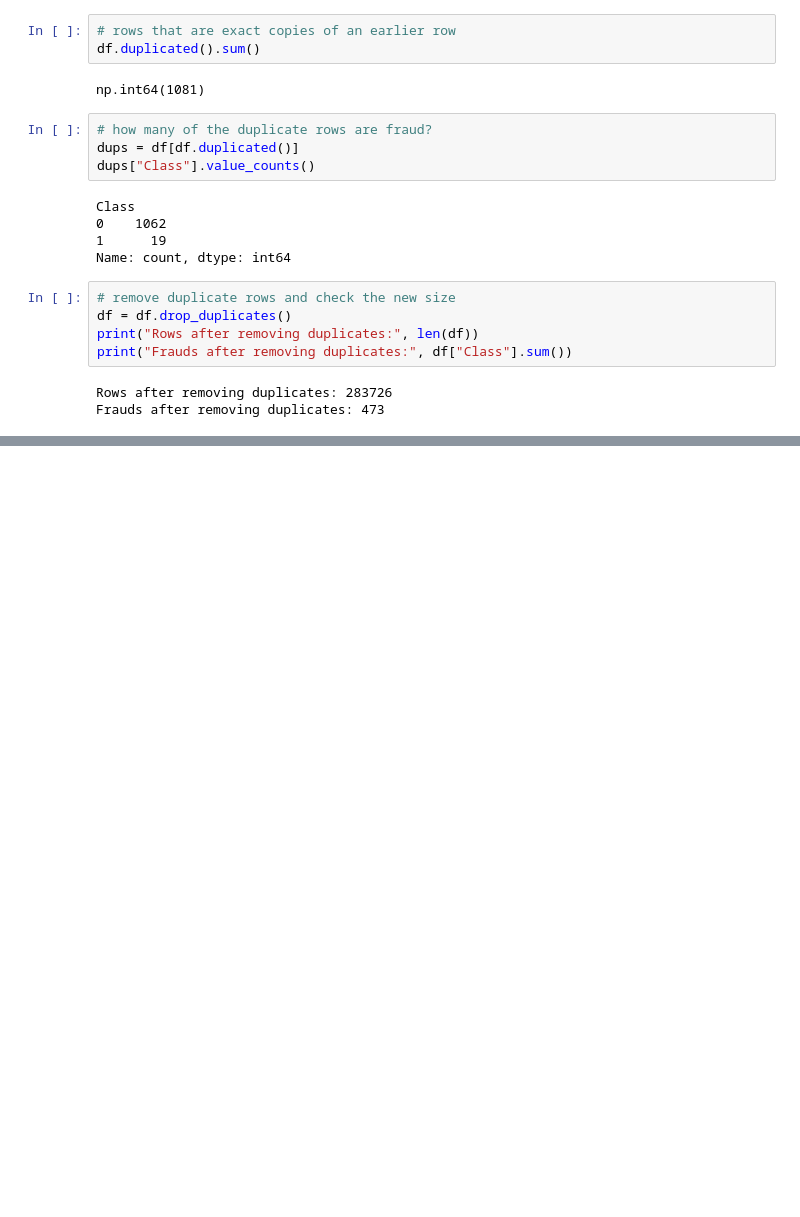
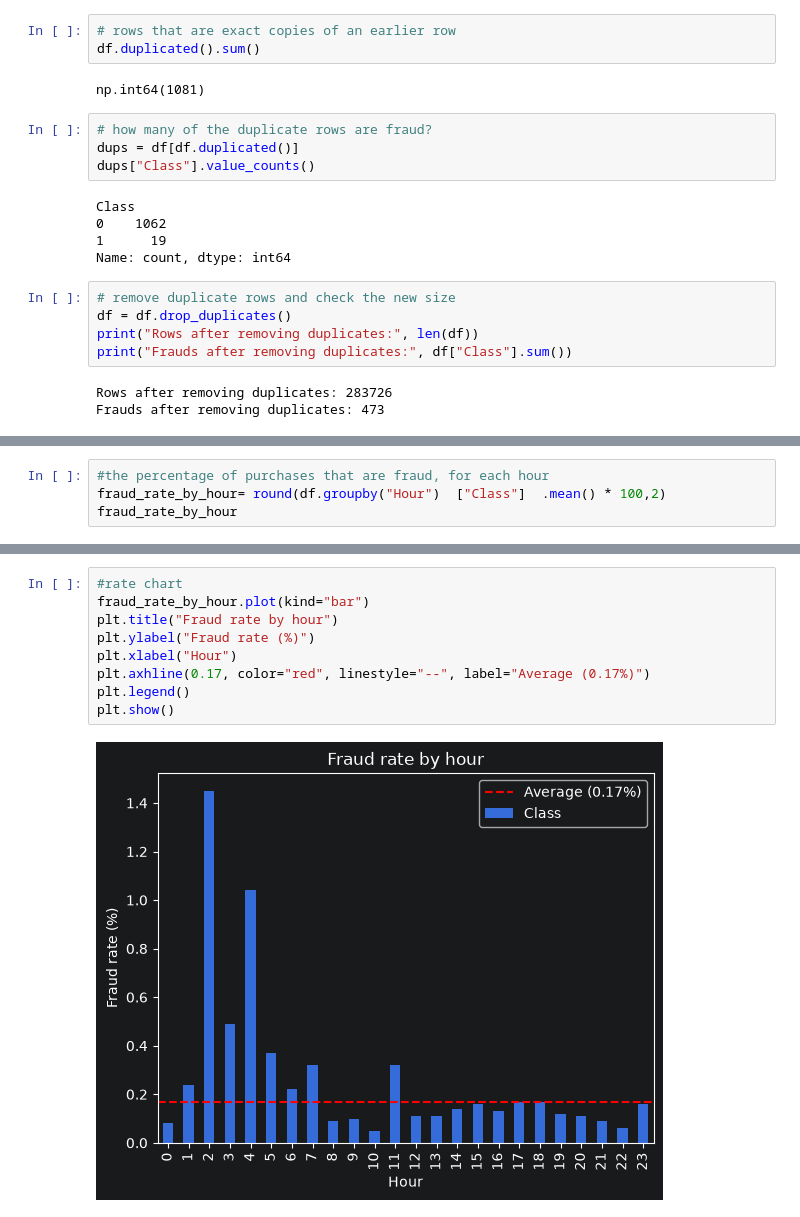
Before and after one commit to dadounsamira/Credit-card-fraud-cost-detection, a Jupyter notebook: notebooks/01-data-audit.ipynb, the cells around one changed output, grey strips where cells are left out. Drawn from its saved outputs; the diff is of its cells as text; blank space fills up the shorter version.

```diff
--- a/notebooks/01-data-audit.ipynb
+++ b/notebooks/01-data-audit.ipynb
@@ -62,0 +134,4 @@ Frauds after removing duplicates: 473
+# %%
+#the percentage of purchases that are fraud, for each hour
+fraud_rate_by_hour= round(df.groupby("Hour")  ["Class"]  .mean() * 100,2)
+fraud_rate_by_hour
@@ -62,0 +156,11 @@ Frauds after removing duplicates: 473
+# %%
+#rate chart
+fraud_rate_by_hour.plot(kind="bar")
+plt.title("Fraud rate by hour")
+plt.ylabel("Fraud rate (%)")
+plt.xlabel("Hour")
+plt.axhline(0.17, color="red", linestyle="--", label="Average (0.17%)")
+plt.legend()
+plt.show()
+# %% [output]
+[figure, added]
```
Also changed, not shown: parts of 7 cells of this notebook.
